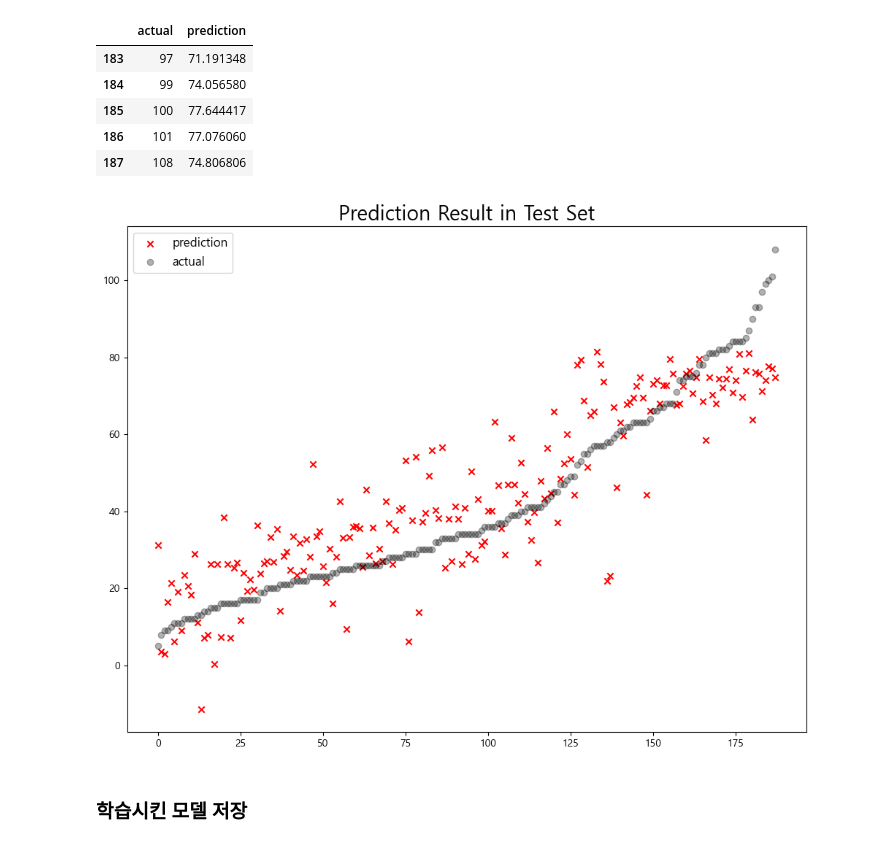
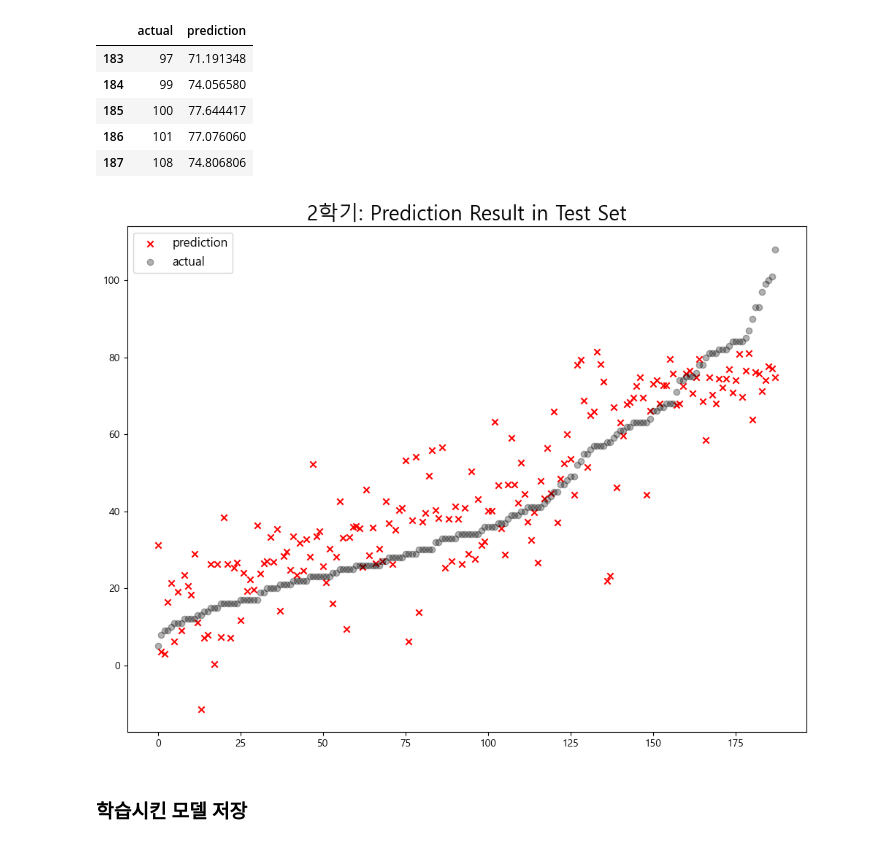
Before and after one commit to sohds/P4DS_gaeun_allocation, a Jupyter notebook: model/cross_reg_2nd.ipynb, the cells around one changed output. Drawn from its saved outputs; the diff is of its cells as text; code cells hidden in the pictures.

```diff
--- a/model/cross_reg_2nd.ipynb
+++ b/model/cross_reg_2nd.ipynb
@@ -411,12 +410,16 @@ df.tail()
 # %%
 plt.figure(figsize=(12, 9))
 plt.scatter(df.index, df['prediction'], marker='x', color='r')
 plt.scatter(df.index, df['actual'], alpha=0.3, marker='o', color='black')
-plt.title("Prediction Result in Test Set", fontsize=20)
+plt.title("2학기: Prediction Result in Test Set", fontsize=20)
 plt.legend(['prediction', 'actual'], fontsize=12)
+
+# 파일로 저장
+plt.savefig('../visualization/png/reg_pred_2nd.png', dpi=300)
+
 plt.show()
 # %% [output]
-[figure, old version]
+[figure, new version]
 # %% [markdown]
 ### 학습시킨 모델 저장
 # %%
```
Also changed, not shown: parts of 3 cells of this notebook, 3 other files.
